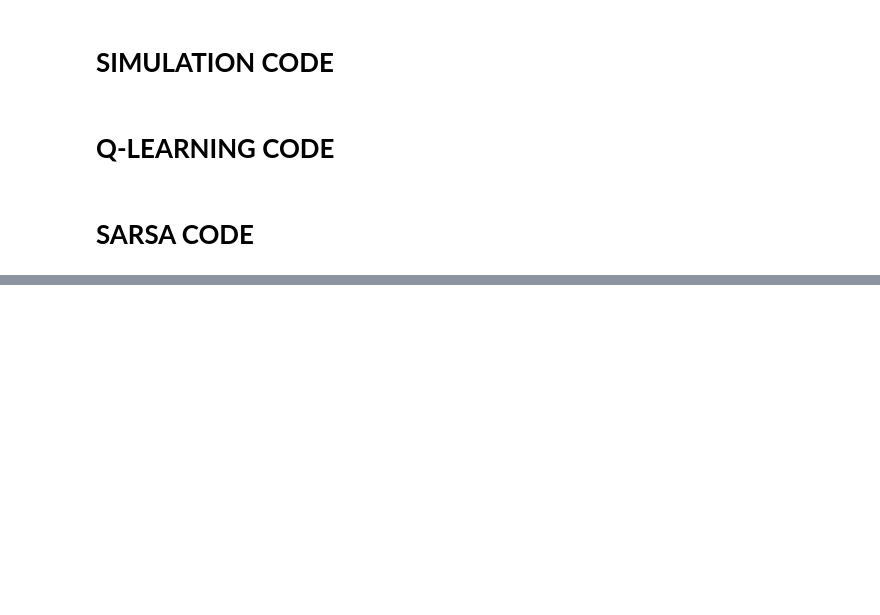
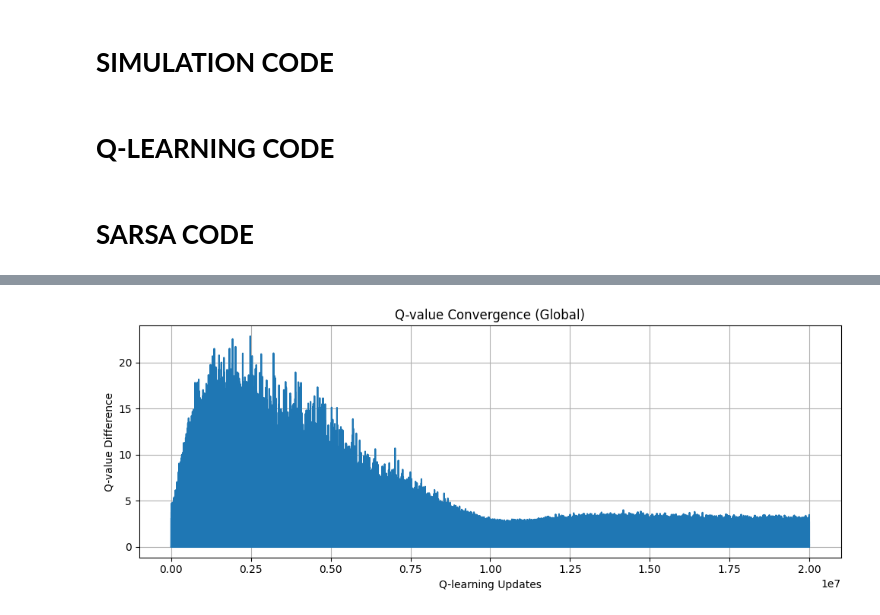
Before and after one commit to Berat03/quantumScheduling, a Jupyter notebook: new/workingCode/final_nStep.ipynb, the cells around one changed output, grey strips where cells are left out. Cells and saved outputs as stored; diff of their text form; code cells hidden in the pictures; blank space fills up the shorter version.

```diff
--- a/new/workingCode/final_nStep.ipynb
+++ b/new/workingCode/final_nStep.ipynb
@@ -588,0 +923,80 @@ simulate_policy(
+# %%
+import math
+import random
+import numpy as np
+
+# === Parameters ===
+edges       = [(0,1), (1,3), (2,3), (3,4), (4,5)]
+goal_edges  = [(0,5), (2,4)]
+pSwap       = 0.6
+pGen        = 0.6
+maxAge      = 2
+
+totalSteps     = 100_000_000
+gamma          = 0.99
+alpha          = 0.01
+windowSize     = 1000
+reward_mode    = 'basic'
+reward_epsilon = 1e-3
+
+initial_temperature = 5.0
+final_temperature   = 0.1
+temperature_decay   = (final_temperature / initial_temperature) ** (1.0 / (totalSteps * 0.9))
+
+epsilon = 0.01  # Only used if softmax=False
+softmax = True
+
+# === Seed setup ===
+seed = 30
+random.seed(seed)
+np.random.seed(seed)
+
+# === Train Q-learning policy ===
+Q_qlearning = train_q_learning_linear_policy(
+    edges=edges,
+    goal_edges=goal_edges,
+    p_swap=pSwap,
+    p_gen=pGen,
+    max_age=maxAge,
+    seed=seed,
+    totalSteps=totalSteps,
+    alpha=alpha,
+    gamma=gamma,
+    edr_window_size=windowSize,
+    reward_mode=reward_mode,
+    reward_epsilon=reward_epsilon,
+    noop_penalty=0.0,
+    log_interval=1000,
+    softmax=softmax,
+    temperature=initial_temperature,
+    temperature_decay=temperature_decay,
+    epsilon=epsilon
+)
+print("Done training Q-learning policy")
+
+# === Evaluate learned Q-learning policy ===
+simulate_policy(
+    Q_table=Q_qlearning,
+    edges=edges,
+    goal_edges=goal_edges,
+    p_swap=pSwap,
+    p_gen=pGen,
+    max_age=maxAge,
+    num_steps=50_000,
+    edr_window_size=windowSize,
+    plot=True
+)
+
+# === Run multiple simulations with different seeds ===
+multi_simulate_policy(
+    Q_table=Q_qlearning,
+    edges=edges,
+    goal_edges=goal_edges,
+    p_swap=pSwap,
+    p_gen=pGen,
+    max_age=maxAge,
+    num_steps=20_000,
+    seeds=[10, 20, 30, 40, 50]
+)
+# %% [output]
+[figure, added]
```
Also changed, not shown: parts of 6 cells of this notebook, 1 other file.
